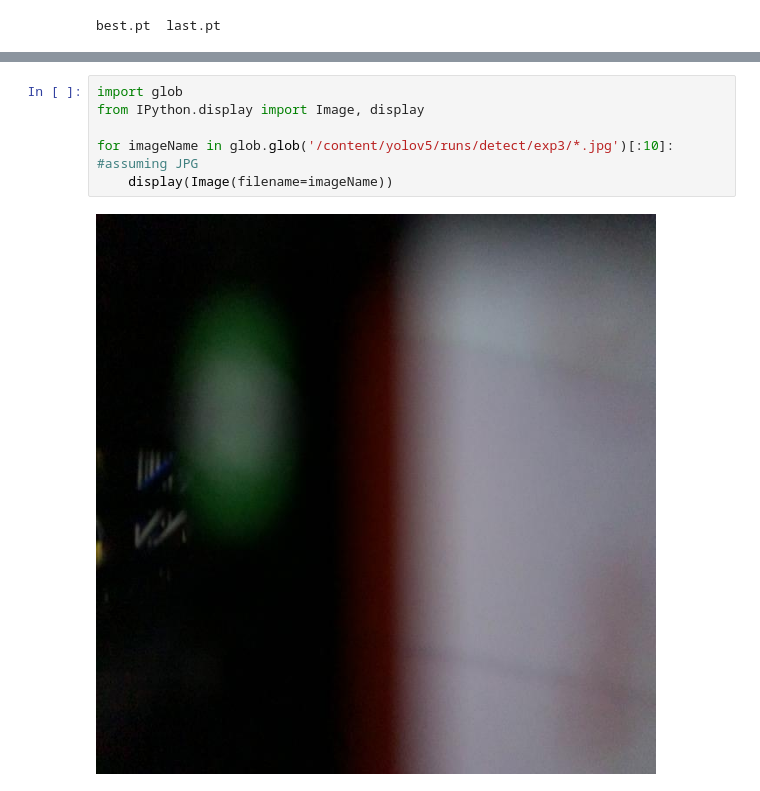
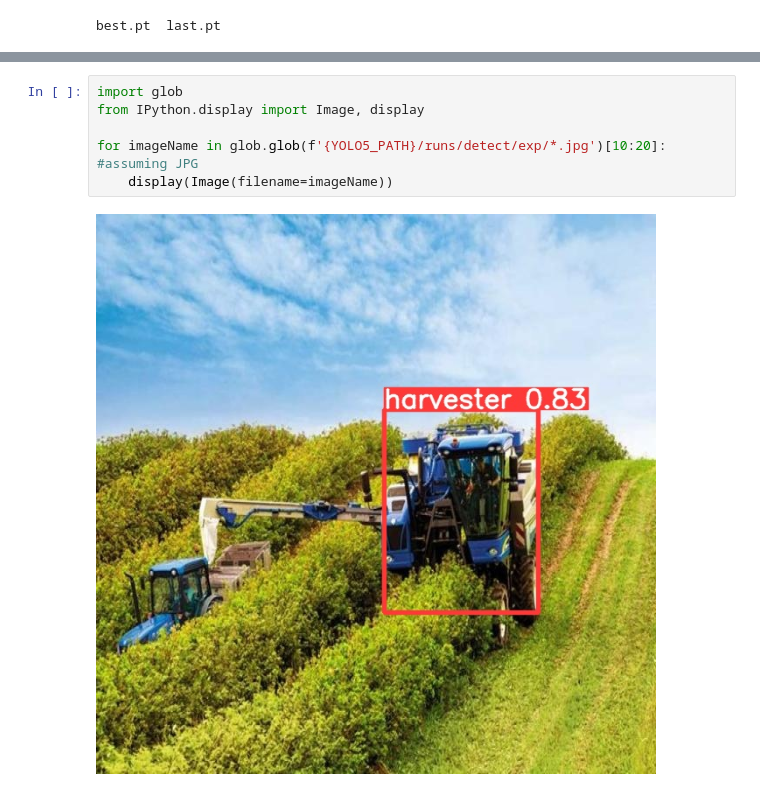
Before and after one commit to evgenykol/otus_cv, a Jupyter notebook: hw_final/train_yolov5_object_detection_on_custom_data.ipynb, the cells around one changed output, grey strips where cells are left out. Saved outputs shown, nothing was run; the diff lists cells and outputs as text.

Commit message:
trained detector on custom dataset

```diff
--- a/hw_final/train_yolov5_object_detection_on_custom_data.ipynb
+++ b/hw_final/train_yolov5_object_detection_on_custom_data.ipynb
@@ -382,8 +281,8 @@ Results saved to runs/detect/exp3
 # %%
 import glob
 from IPython.display import Image, display
 
-for imageName in glob.glob('/content/yolov5/runs/detect/exp3/*.jpg')[:10]: #assuming JPG
+for imageName in glob.glob(f'{YOLO5_PATH}/runs/detect/exp/*.jpg')[10:20]: #assuming JPG
     display(Image(filename=imageName))
 # %% [output]
-[figure, old version]
+[figure, new version]
```
Also changed, not shown: parts of 21 cells of this notebook.
